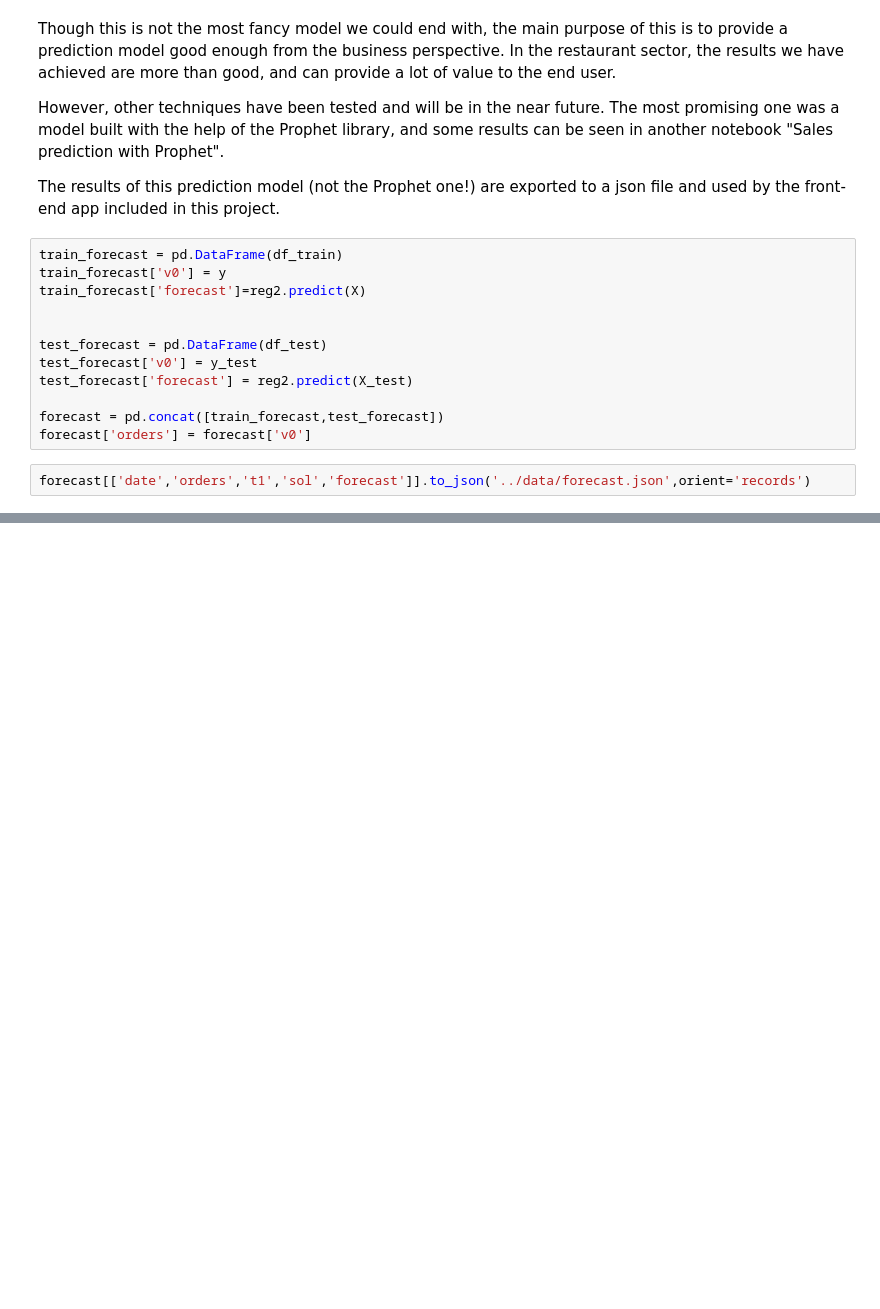
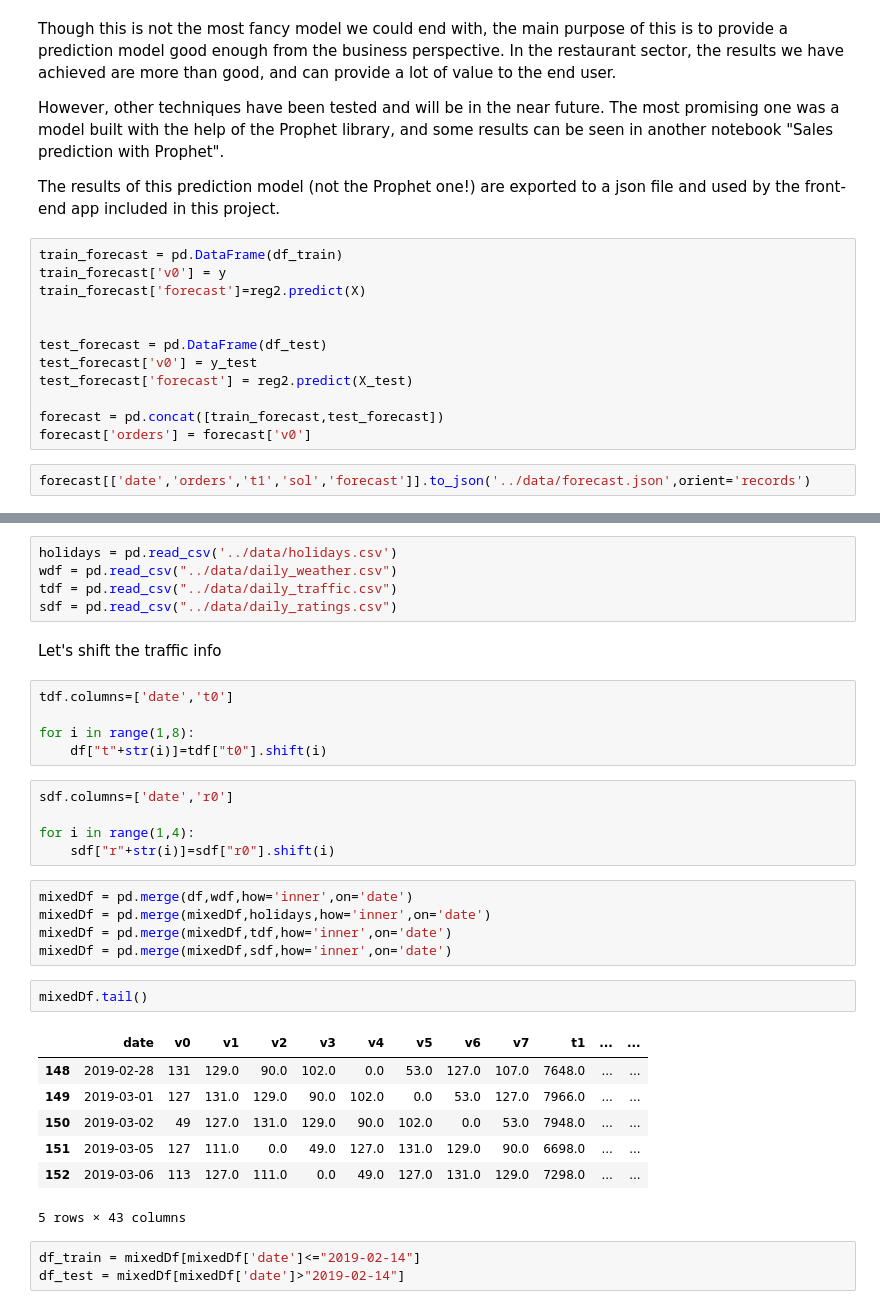
Before and after one commit to gmartinerro/jarvis, a Jupyter notebook: notebooks/final notebooks/Sales prediction using ML.ipynb, the cells around one changed output, grey strips where cells are left out. Saved outputs shown, nothing was run; the diff lists cells and outputs as text; blank space fills up the shorter version.

```diff
--- a/notebooks/final notebooks/Sales prediction using ML.ipynb
+++ b/notebooks/final notebooks/Sales prediction using ML.ipynb
@@ -448,0 +451,35 @@ forecast[['date','orders','t1','sol','forecast']].to_json('../data/forecast.json
+# %%
+holidays = pd.read_csv('../data/holidays.csv')
+wdf = pd.read_csv("../data/daily_weather.csv")
+tdf = pd.read_csv("../data/daily_traffic.csv")
+sdf = pd.read_csv("../data/daily_ratings.csv")
+# %% [markdown]
+Let's shift the traffic info
+# %%
+tdf.columns=['date','t0']
+
+for i in range(1,8):
+    df["t"+str(i)]=tdf["t0"].shift(i)
+# %%
+sdf.columns=['date','r0']
+
+for i in range(1,4):
+    sdf["r"+str(i)]=sdf["r0"].shift(i)
+# %%
+mixedDf = pd.merge(df,wdf,how='inner',on='date')
+mixedDf = pd.merge(mixedDf,holidays,how='inner',on='date')
+mixedDf = pd.merge(mixedDf,tdf,how='inner',on='date')
+mixedDf = pd.merge(mixedDf,sdf,how='inner',on='date')
+# %%
+mixedDf.tail()
+# %% [output]
+|  | date | v0 | v1 | v2 | v3 | v4 | v5 | v6 | v7 | t1 | ... | ... |
+| 148 | 2019-02-28 | 131 | 129.0 | 90.0 | 102.0 | 0.0 | 53.0 | 127.0 | 107.0 | 7648.0 | ... | ... |
+| 149 | 2019-03-01 | 127 | 131.0 | 129.0 | 90.0 | 102.0 | 0.0 | 53.0 | 127.0 | 7966.0 | ... | ... |
+| 150 | 2019-03-02 | 49 | 127.0 | 131.0 | 129.0 | 90.0 | 102.0 | 0.0 | 53.0 | 7948.0 | ... | ... |
+| 151 | 2019-03-05 | 127 | 111.0 | 0.0 | 49.0 | 127.0 | 131.0 | 129.0 | 90.0 | 6698.0 | ... | ... |
+| 152 | 2019-03-06 | 113 | 127.0 | 111.0 | 0.0 | 49.0 | 127.0 | 131.0 | 129.0 | 7298.0 | ... | ... |
+5 rows × 43 columns
+# %%
+df_train = mixedDf[mixedDf['date']<="2019-02-14"]
+df_test = mixedDf[mixedDf['date']>"2019-02-14"]
```
Also changed, not shown: parts of 24 cells of this notebook, 4 other files.
